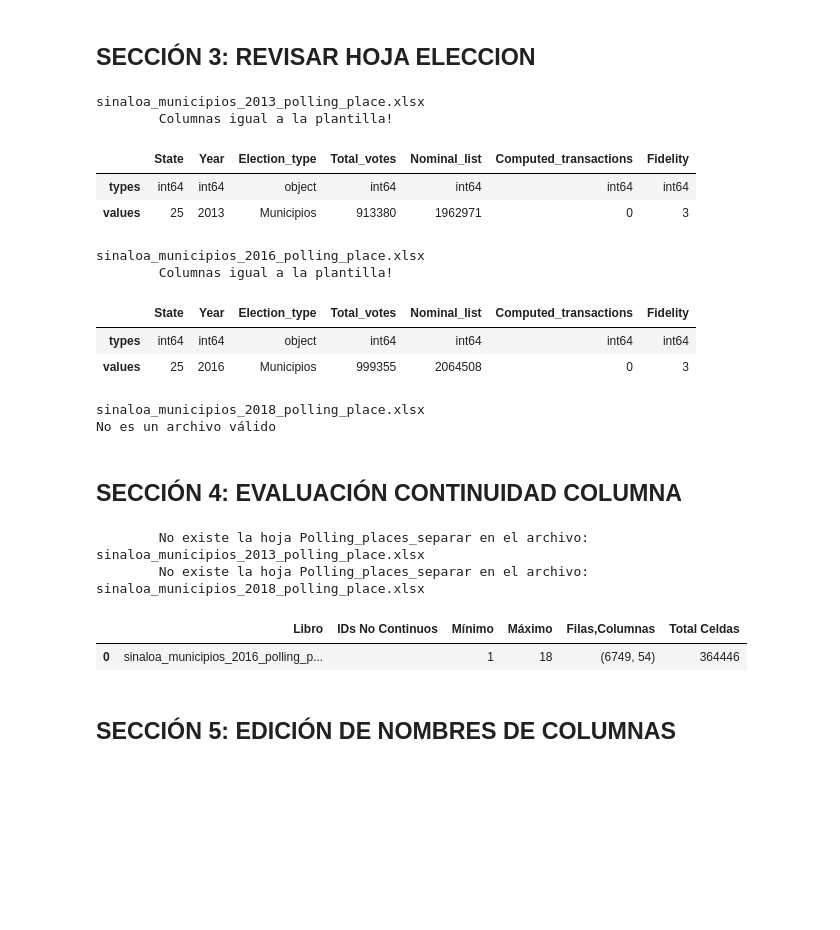
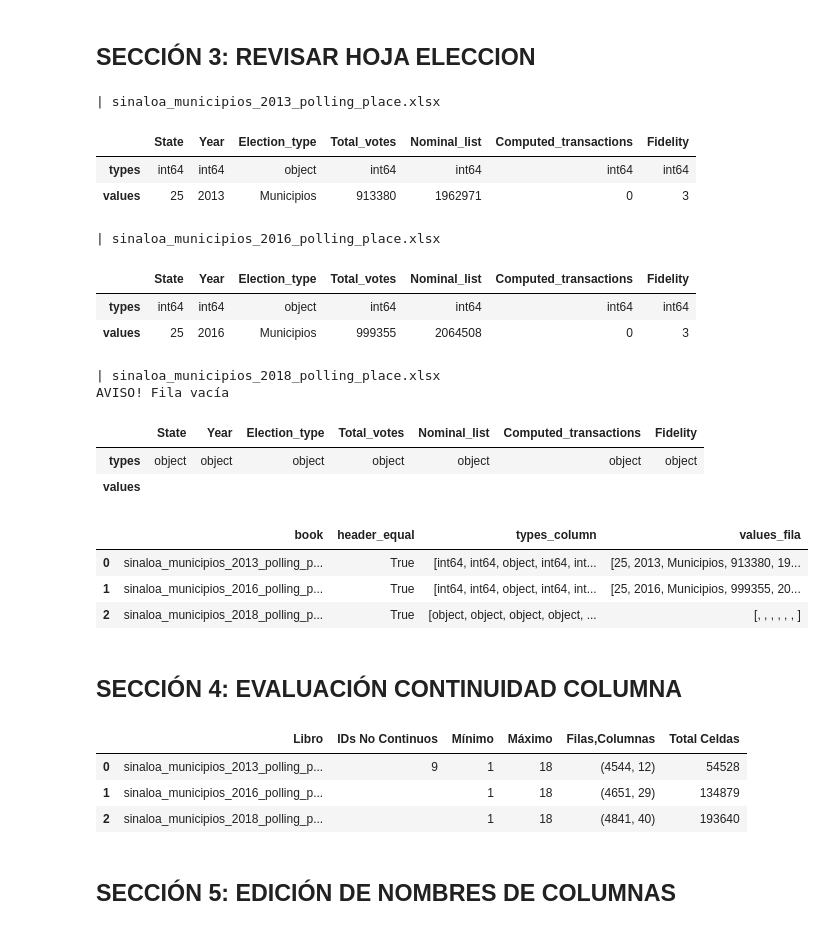
Before and after one commit to Maluxita/notebooks_dataframes, a Jupyter notebook: evaluate_and_adjust_analysis_and_computations_[V_1_2_6].ipynb, the cells around one changed output. Cells and saved outputs as stored; diff of their text form; code cells hidden in the pictures; blank space fills up the shorter version.

```diff
--- a/evaluate_and_adjust_analysis_and_computations_[V_1_2_6].ipynb
+++ b/evaluate_and_adjust_analysis_and_computations_[V_1_2_6].ipynb
@@ -495,13 +578,14 @@ content_books =  "*.xlsx | tr '\n' '\n'"#@param {type:"raw"}
 content_books =  !ls {content_books}
 
 for k in content_books:
-  print(k)
+  dicc_election={}
+  print('|',k)
   try:
     xls = pd.ExcelFile(k)
   except:
     print('No es un archivo válido')
     continue
-  if  not 'Election' in xls.sheet_names:
+  if not 'Election' in xls.sheet_names:
     print(f'\n\tNo existe la hoja Election para este archivo {k}')
     continue
   try:
@@ -513,37 +597,47 @@ for k in content_books:
   columnas_hoja_election=set(data_election.columns)
 
   if  not columnas_plantilla_election-columnas_hoja_election:
-    print('\tColumnas igual a la plantilla!\n')
+    #print('\tColumnas igual a la plantilla!\n')
     header_equal=True
   else:
-    print('Falta al menos una columna con respecto a la plantilla\n')
+    print('AVISO! Falta al menos una columna con respecto a la plantilla\n')
     header_equal=False
 
   dicc_election['header_equal']=header_equal
 
   dicc_election['types_column']=list(data_election.dtypes)
-  dicc_election['values_fila']=list(data_election.iloc[0])
+  try:
+    dicc_election['values_fila']=list(data_election.iloc[0])
+  except:
+    dicc_election['values_fila']=list(['']*len(columnas_plantilla_election))
+    print('AVISO! Fila vacía')
+
   lista_elections.append(dicc_election)
-  dicc_election['total_values']=len(data_election.iloc[0])
-  dicc_election['total_header']=len(data_election.iloc[0])
-
   df_=pd.DataFrame([dicc_election['types_column'],dicc_election['values_fila'] ], index=['types','values'],columns=columnas_plantilla_election1)
-
+  print()
   display(HTML(df_.to_html()))
   print()
+
+df_2=pd.DataFrame(lista_elections)
+display(HTML(df_2.to_html()))
 # %% [output]
-sinaloa_municipios_2013_polling_place.xlsx
-        Columnas igual a la plantilla!
+| sinaloa_municipios_2013_polling_place.xlsx
 |  | State | Year | Election_type | Total_votes | Nominal_list | Computed_transactions | Fidelity |
 | types | int64 | int64 | object | int64 | int64 | int64 | int64 |
 | values | 25 | 2013 | Municipios | 913380 | 1962971 | 0 | 3 |
-sinaloa_municipios_2016_polling_place.xlsx
-        Columnas igual a la plantilla!
+| sinaloa_municipios_2016_polling_place.xlsx
 |  | State | Year | Election_type | Total_votes | Nominal_list | Computed_transactions | Fidelity |
 | types | int64 | int64 | object | int64 | int64 | int64 | int64 |
 | values | 25 | 2016 | Municipios | 999355 | 2064508 | 0 | 3 |
-sinaloa_municipios_2018_polling_place.xlsx
-No es un archivo válido
+| sinaloa_municipios_2018_polling_place.xlsx
+AVISO! Fila vacía
+|  | State | Year | Election_type | Total_votes | Nominal_list | Computed_transactions | Fidelity |
+| types | object | object | object | object | object | object | object |
+| values |  |  |  |  |  |  |  |
+|  | book | header_equal | types_column | values_fila |
+| 0 | sinaloa_municipios_2013_polling_p... | True | [int64, int64, object, int64, int... | [25, 2013, Municipios, 913380, 19... |
+| 1 | sinaloa_municipios_2016_polling_p... | True | [int64, int64, object, int64, int... | [25, 2016, Municipios, 999355, 20... |
+| 2 | sinaloa_municipios_2018_polling_p... | True | [object, object, object, object, ... | [, , , , , , ] |
 # %% [markdown]
 ## SECCIÓN 4: EVALUACIÓN CONTINUIDAD COLUMNA
 # %%
@@ -586,27 +680,27 @@ def continuidad_columna(content_books=[],
 # %%
 #@title Process to evaluate continuity in a column
 import numpy as np
 from IPython.display import display, HTML
 
 
 content_books =  "*.xlsx | tr '\n' '\n'"#@param {type:"raw"}
 content_books =  !ls {content_books}
 column_to_evaluate =  "municipality_id"#@param {type:"string"}
-sheet_name="Polling_places_separar"#@param {type:"string"}
+sheet_name="Polling_places"#@param {type:"string"}
 
 evaluacion_distritos=continuidad_columna(content_books=content_books,
                         sheet_name=sheet_name,
                         column_to_evaluate=column_to_evaluate
                         )
 
 df = pd.DataFrame([[key.split('.')[0],value['diferencia'],value['min'], value['max'], value['shape'], value['size']] for key,value in evaluacion_distritos.items()],
                   columns=['Libro', 'IDs No Continuos', 'Mínimo', 'Máximo', 'Filas,Columnas', 'Total Celdas'])
 display(HTML(df.to_html()))
 # %% [output]
-        No existe la hoja Polling_places_separar en el archivo: sinaloa_municipios_2013_polling_place.xlsx
-        No existe la hoja Polling_places_separar en el archivo: sinaloa_municipios_2018_polling_place.xlsx
 |  | Libro | IDs No Continuos | Mínimo | Máximo | Filas,Columnas | Total Celdas |
-| 0 | sinaloa_municipios_2016_polling_p... |  | 1 | 18 | (6749, 54) | 364446 |
+| 0 | sinaloa_municipios_2013_polling_p... | 9 | 1 | 18 | (4544, 12) | 54528 |
+| 1 | sinaloa_municipios_2016_polling_p... |  | 1 | 18 | (4651, 29) | 134879 |
+| 2 | sinaloa_municipios_2018_polling_p... |  | 1 | 18 | (4841, 40) | 193640 |
 # %% [markdown]
 ## SECCIÓN 5: EDICIÓN DE NOMBRES DE COLUMNAS
 # %%
```
Also changed, not shown: parts of 6 cells of this notebook.
